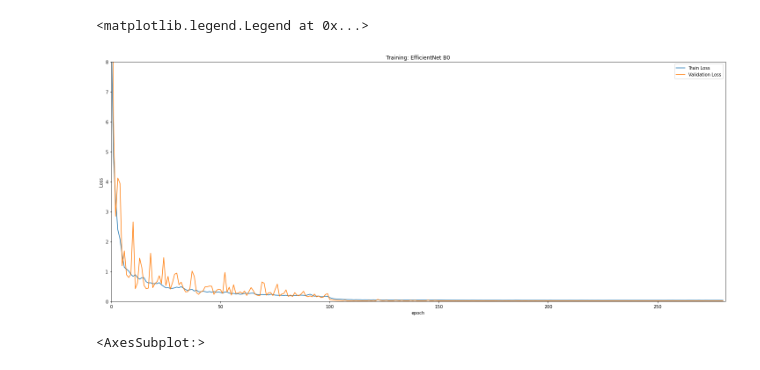
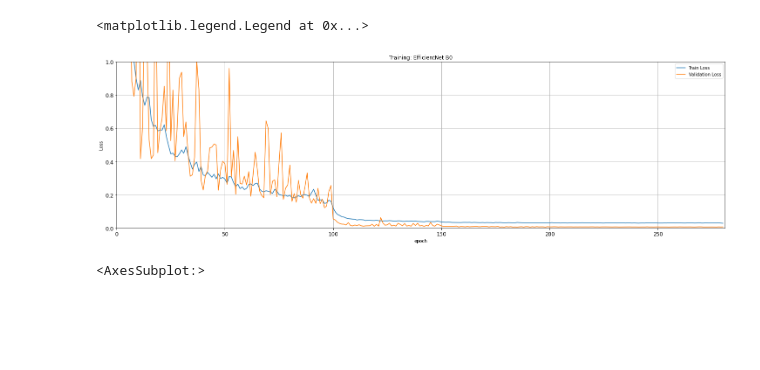
Before and after one commit to tomasort/DLS-Project, a Jupyter notebook: visualizations.ipynb, the cells around one changed output. Cells and saved outputs as stored; diff of their text form; code cells hidden in the pictures; blank space fills up the shorter version.

```diff
--- a/visualizations.ipynb
+++ b/visualizations.ipynb
@@ -21,15 +21,15 @@ import pandas as pd
 # %%
 import matplotlib.pyplot as plt
 adam_df = pd.read_csv("./results_adam/training_info.csv")
-ax = adam_df[['train_loss', 'val_loss']].plot(title='Training: EfficientNet B0', figsize=(25, 10), fontsize=10)
+ax = adam_df[['train_loss', 'val_loss']].plot(title='Training: EfficientNet B0', figsize=(25, 7), fontsize=12, grid=True)
 ax.set_xlabel("epoch")
 ax.set_ylabel("Loss")
-ax.set_ylim([0, 8])
+ax.set_ylim([0, 1])
 ax.set_xlim([0, len(adam_df)])
 plt.legend(["Train Loss", "Validation Loss"], loc=0)
 # %% [output]
 <matplotlib.legend.Legend at 0x...>
-[figure, old version]
+[figure, new version]
 # %%
 sgd_df = pd.read_csv("./results_sgd/training_info.csv")
 sgd_df[['train_loss', 'val_loss']].plot()
```
Also changed, not shown: 4 other files.
